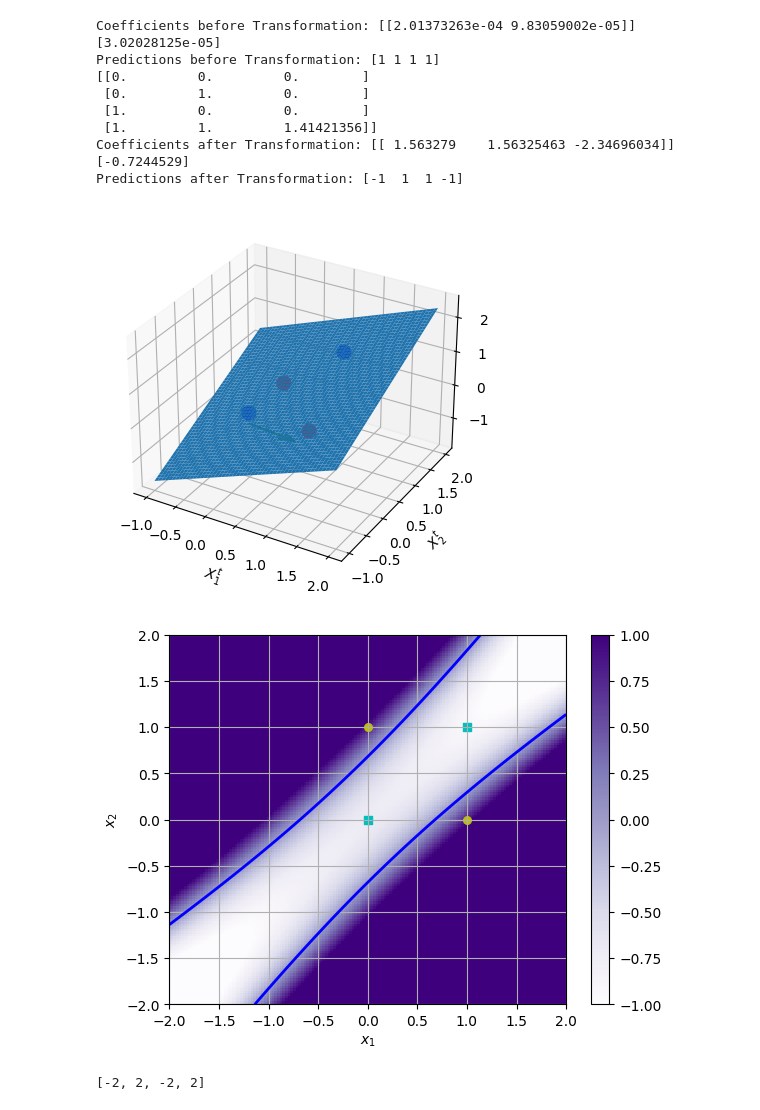
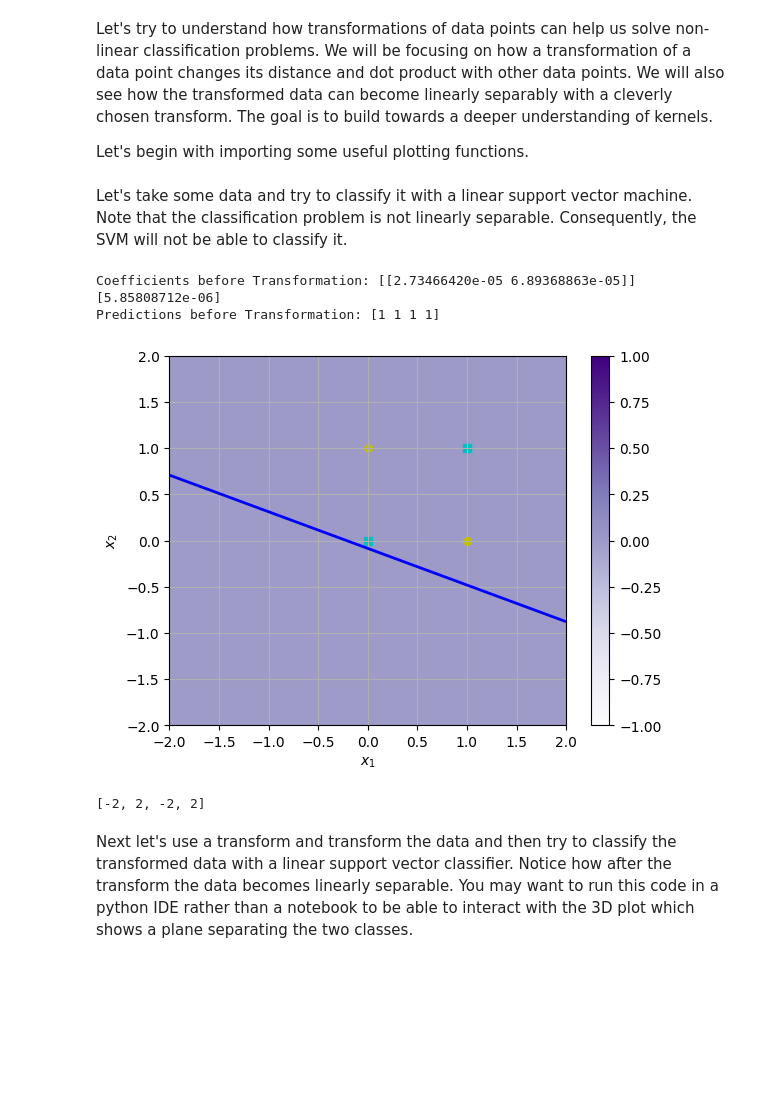
Before and after one commit to foxtrotmike/CS909, a Jupyter notebook: transformations.ipynb, the cells around one changed output. Cells and saved outputs as stored; diff of their text form; code cells hidden in the pictures; blank space fills up the shorter version.

```diff
--- a/transformations.ipynb
+++ b/transformations.ipynb
@@ -1,14 +1,10 @@
 # %% [markdown]
 <a href="https://colab.research.google.com/github/foxtrotmike/CS909/blob/master/transformations.ipynb" target="_parent"><img src="https://colab.research.google.com/assets/colab-badge.svg" alt="Open In Colab"/></a>
+# %% [markdown]
+Let's try to understand how transformations of data points can help us solve non-linear classification problems. We will be focusing on how a transformation of a data point changes its distance and dot product with other data points. We will also see how the transformed data can become linearly separably with a cleverly chosen transform. The goal is to build towards a deeper understanding of kernels.
+
+Let's begin with importing some useful plotting functions.
 # %%
-# -*- coding: utf-8 -*-
-"""
-Created on Fri Jan 22 19:03:09 2021
-
-@author: fayya
-"""
-
-
 import numpy as np
 from sklearn.svm import LinearSVC as Classifier
 import numpy as np
@@ -95,54 +91,20 @@ def plotit(X,Y=None,clf=None,  conts = None, ccolors = ('b','k','r'), colors = (
         plt.grid()
         plt.show()
     return extent
-
-
-X = np.array([[0,0],[0,1],[1,0],[1,1]])
-y =np.array([-1,1,1,-1])
-clf2d = Classifier(C=10).fit(X, y)
-f = clf2d.predict(X)
-print('Coefficients before Transformation:', clf2d.coef_,clf2d.intercept_)
-print('Predictions before Transformation:',f)
-
-transform = lambda x: np.hstack((x**2,np.atleast_2d(np.sqrt(2)*x[:,0]*x[:,1]).T))
-Xt = transform(X)
-print(Xt)
-clf = Classifier(C=10).fit(Xt, y)
-f = clf.predict(Xt)
-print('Coefficients after Transformation:',clf.coef_,clf.intercept_)
-print('Predictions after Transformation:',f)
-
-
-# showing the plane in 3d
-import matplotlib.pyplot as plt
-from mpl_toolkits.mplot3d import Axes3D
-from matplotlib import cm
-xx,yy = np.arange(-1, 2, 0.01), np.arange(-1, 2, 0.01)
-yy = xx, yy = np.meshgrid(xx, yy)
-zz = -(clf.coef_[0,0]*xx+clf.coef_[0,1]*yy+clf.intercept_[0])/(clf.coef_[0,2])
-fig = plt.figure(); ax = fig.add_subplot(111, projection='3d')
-Xp,Xn = Xt[y==1,:],Xt[y!=1,:]
-ax.scatter(Xp[:,0], Xp[:,1], Xp[:,2],color = 'red',alpha=1,s=100)
-ax.scatter(Xn[:,0], Xn[:,1], Xn[:,2],color = 'blue',alpha=1,s=100)
-ax.plot_surface(xx, yy, zz,linewidth=0, antialiased=True)
-ax.set_xlabel('$X^t_1$'); ax.set_ylabel('$X^t_2$'); ax.set_zlabel('$X^t_3$')
-# Normal vector (coef_ of the SVM)
-normal_vector = clf.coef_[0]
-start_point = [0, 0, -clf.intercept_[0] / clf.coef_[0,2]]
-ax.quiver(start_point[0], start_point[1], start_point[2],
-          normal_vector[0], normal_vector[1], normal_vector[2], length=1, color='green', normalize=True)
-
-# showing the boundary in 2d
-plt.figure(); plotit(X,y,clf = clf.decision_function,transform = transform,conts=[0],extent=[-2,+2,-2,+2])
-# %% [output]
-Coefficients before Transformation: [[2.01373263e-04 9.83059002e-05]] [3.02028125e-05]
-Predictions before Transformation: [1 1 1 1]
-[[0.         0.         0.        ]
- [0.         1.         0.        ]
- [1.         0.         0.        ]
- [1.         1.         1.41421356]]
-Coefficients after Transformation: [[ 1.563279    1.56325463 -2.34696034]] [-0.7244529]
-Predictions after Transformation: [-1  1  1 -1]
-[figure, removed]
-[figure, removed]
-[-2, 2, -2, 2]
+# %% [markdown]
+Let's take some data and try to classify it with a linear support vector machine. Note that the classification problem is not linearly separable. Consequently, the SVM will not be able to classify it.
+# %%
+X = np.array([[0,0],[0,1],[1,0],[1,1]])
+y =np.array([-1,1,1,-1])
+clf2d = Classifier(C=10).fit(X, y)
+f = clf2d.predict(X)
+print('Coefficients before Transformation:', clf2d.coef_,clf2d.intercept_)
+print('Predictions before Transformation:',f)
+plt.figure(); plotit(X,y,clf = clf2d.decision_function,conts=[0],extent=[-2,+2,-2,+2])
+# %% [output]
+Coefficients before Transformation: [[2.73466420e-05 6.89368863e-05]] [5.85808712e-06]
+Predictions before Transformation: [1 1 1 1]
+[figure, added]
+[-2, 2, -2, 2]
+# %% [markdown]
+Next let's use a transform and transform the data and then try to classify the transformed data with a linear support vector classifier. Notice how after the transform the data becomes linearly separable. You may want to run this code in a python IDE rather than a notebook to be able to interact with the 3D plot which shows a plane separating the two classes.
```
Also changed, not shown: parts of 6 cells of this notebook.
